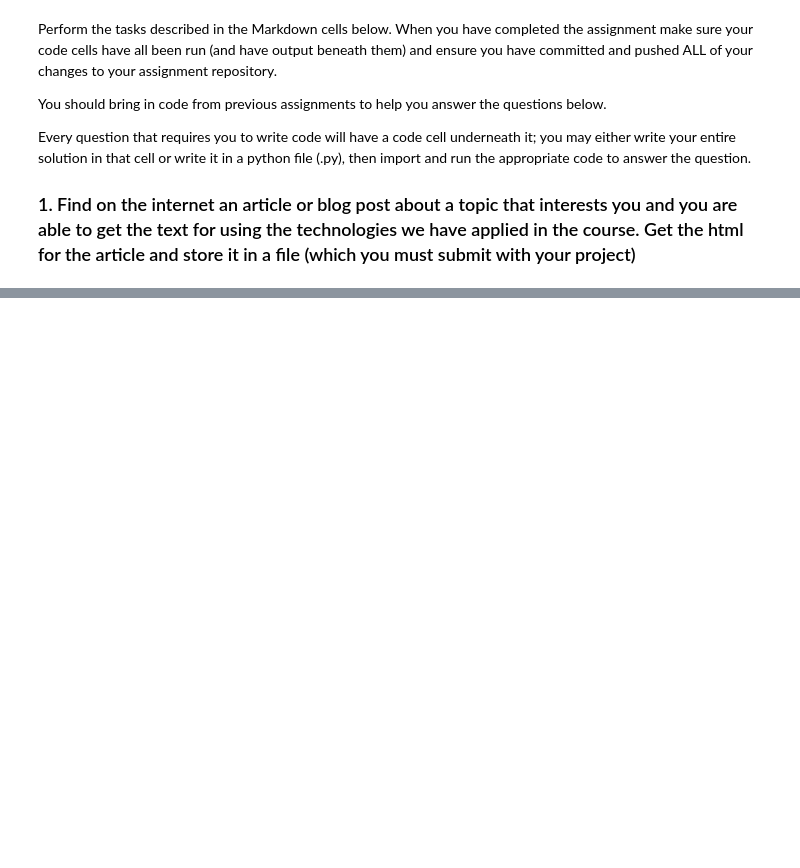
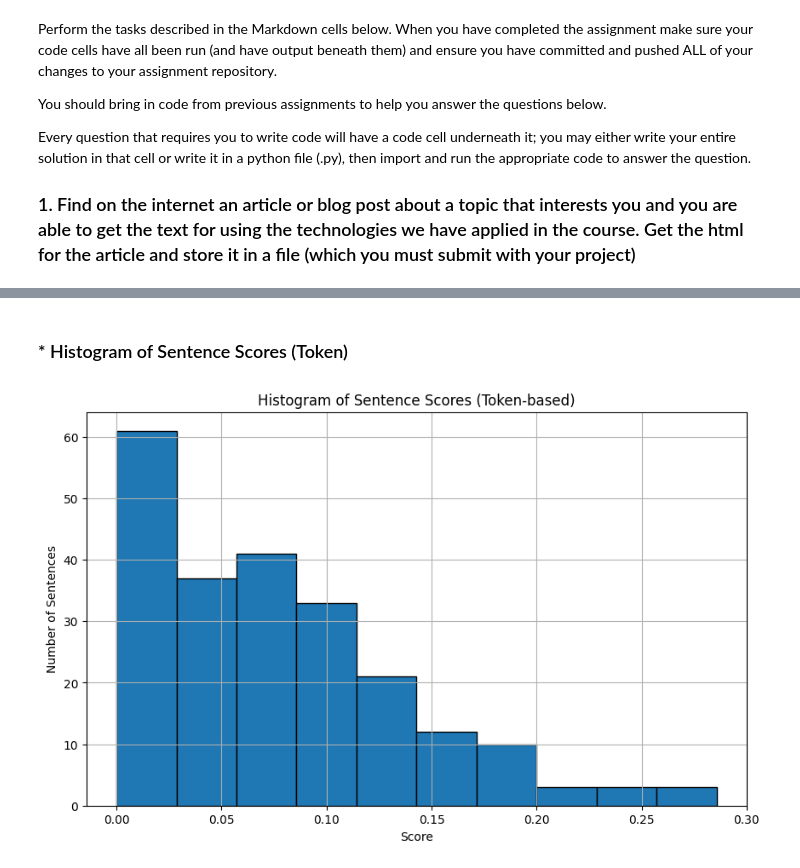
Before and after one commit to kersha0530/broussard-article-summarizer, a Jupyter notebook: broussard-article-summarizer.ipynb, the cells around one changed output, grey strips where cells are left out. Saved outputs shown, nothing was run; the diff lists cells and outputs as text; code cells hidden in the pictures; blank space fills up the shorter version.

```diff
--- a/broussard-article-summarizer.ipynb
+++ b/broussard-article-summarizer.ipynb
@@ -74,0 +157,10 @@ print("Number of Sentences:", len(list(doc.sents)))
+# %%
+from bs4 import BeautifulSoup
+
+# Load and parse the HTML file
+with open("mental_health_wiki.html", "r", encoding="utf-8") as file:
+    html = file.read()
+
+soup = BeautifulSoup(html, "html.parser")
+paragraphs = soup.select("div.mw-parser-output > p")
+article_text = "\n".join(p.get_text(strip=True) for p in paragraphs if p.get_text(strip=True))
@@ -74,0 +253,22 @@ print("Number of Sentences:", len(list(doc.sents)))
+# %%
+from collections import Counter
+
+# Filter tokens and lemmas
+filtered_tokens = [
+    token.text.lower()
+    for token in doc
+    if not token.is_stop and not token.is_punct and token.is_alpha
+]
+
+filtered_lemmas = [
+    token.lemma_.lower()
+    for token in doc
+    if not token.is_stop and not token.is_punct and token.is_alpha
+]
+
+# Top 5
+most_common_tokens = Counter(filtered_tokens).most_common(5)
+most_common_lemmas = Counter(filtered_lemmas).most_common(5)
+
+interesting_tokens = [token for token, _ in most_common_tokens]
+interesting_lemmas = [lemma for lemma, _ in most_common_lemmas]
@@ -74,0 +287,17 @@ print("Number of Sentences:", len(list(doc.sents)))
+# %% [markdown]
+### * Histogram of Sentence Scores (Token)
+# %%
+import matplotlib.pyplot as plt
+
+# Token score for all sentences
+token_scores = [score_sentence_by_token(sent.text, interesting_tokens) for sent in doc.sents]
+
+plt.figure(figsize=(10,6))
+plt.hist(token_scores, bins=10, edgecolor='black')
+plt.title("Histogram of Sentence Scores (Token-based)")
+plt.xlabel("Score")
+plt.ylabel("Number of Sentences")
+plt.grid(True)
+plt.show()
+# %% [output]
+[figure, added]
```
Also changed, not shown: parts of 35 cells of this notebook, 3 other files.
